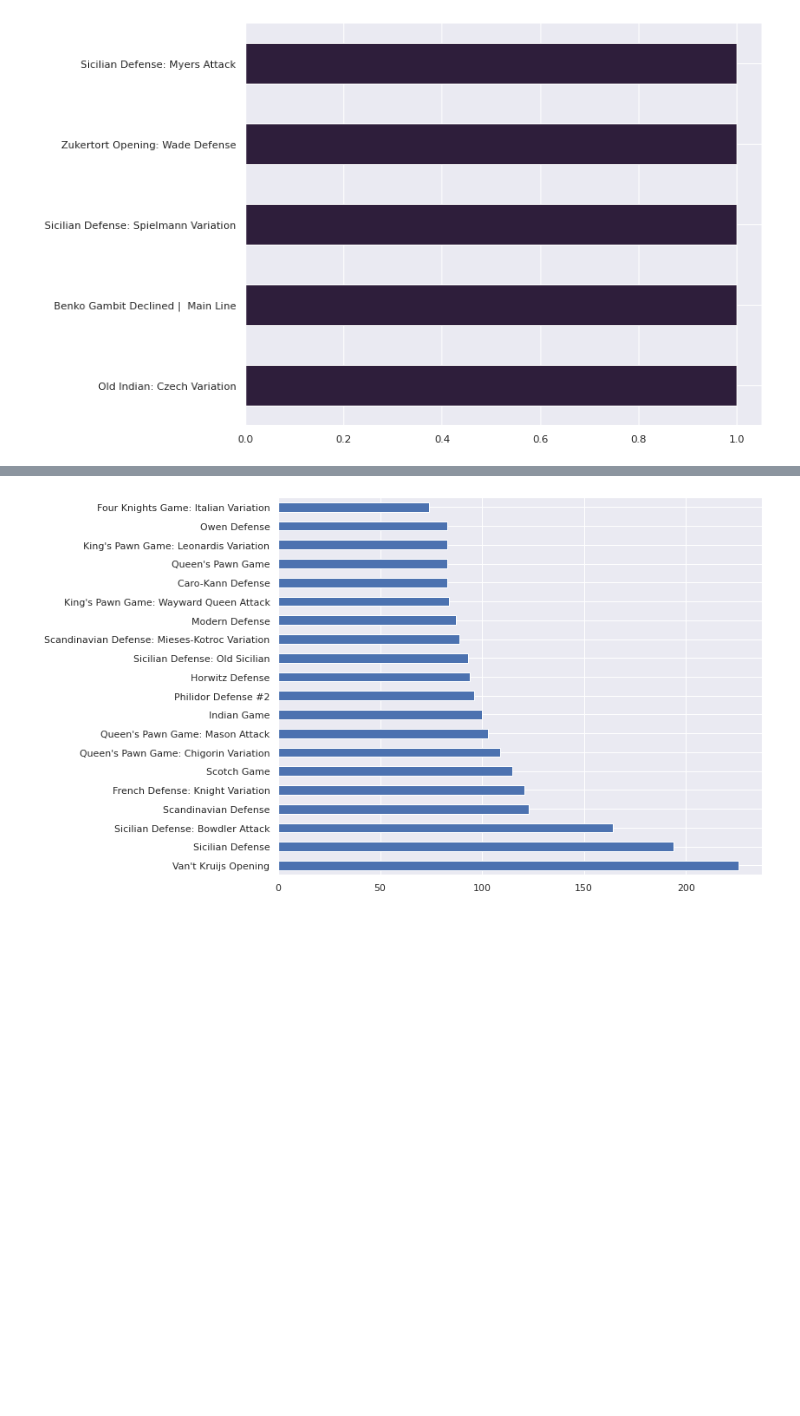
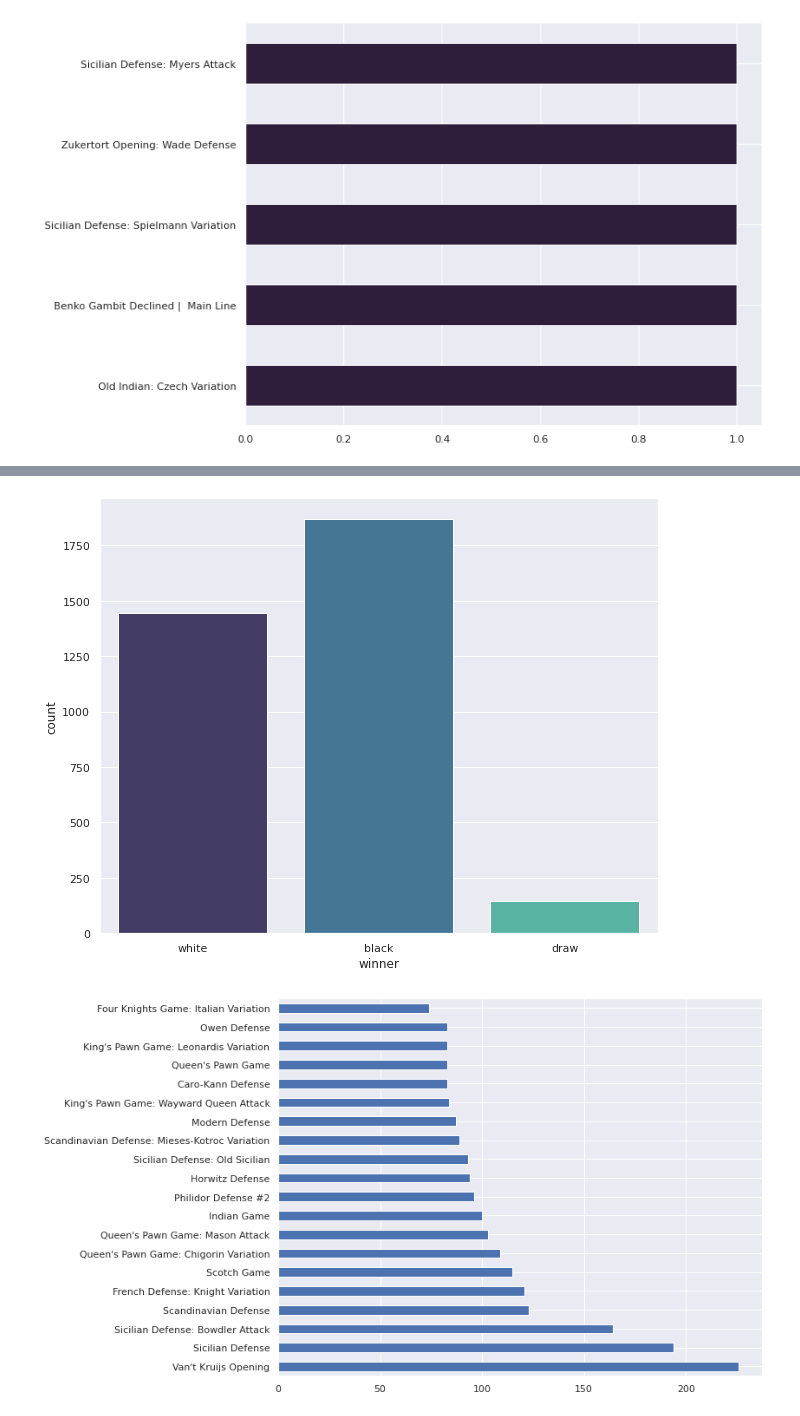
Before and after one commit to Gail529/Chess_EDA, a Jupyter notebook: chess_EDA.ipynb, the cells around one changed output, grey strips where cells are left out. Drawn from its saved outputs; the diff is of its cells as text; code cells hidden in the pictures; blank space fills up the shorter version.

```diff
--- a/chess_EDA.ipynb
+++ b/chess_EDA.ipynb
@@ -10,3 +33,10 @@ data=pd.read_csv('/content/games.csv')
+# %%
+
+opening_data=data.loc[data['opening_name'] == 'anakgreget' ]
+sns.set_theme(style='darkgrid',palette="mako")
+plt.figure(figsize=(10,8))
+ax=data['black_id'].value_counts().head(20).plot(kind='barh')
+ax =  sns.histplot(data,x="black_rating",kde=True)
 # %% [markdown]
 # Most preffered chess openings
 # %%
@@ -31,21 +61,3 @@ plt.figure(figsize=(10,8))
 ax= data['opening_name'].value_counts().tail(5).plot(kind='barh')
 # %% [output]
 [figure]
-# %%
-#black_won_data=data.loc[data['winner'] == 'black']#games where black won
-#white_won_data=data.loc[data['winner'] == 'white']#games where white won
-
-#black_opening_list=black_won_data['opening_name'].value_counts()
-#white_opening_list=white_won_data['opening_name'].value_counts()
-
-
-#favoured_black=[]
-#favoured_white=[]
-
-
-sicilian_b=data.loc[(data['opening_name'] == 'Sicilian Defense' ) & ( data['winner'] == 'black')]
-index_b=sicilian_b.index
-sicilian_w=data.loc[(data['opening_name'] == 'Sicilian Defense' ) & ( data['winner'] == 'white')]
-index_w=sicilian_w.index
-print(len(index_w))
-print(len(index_b))
@@ -56,0 +64,15 @@ black_opening_list=black_won_data['opening_name'].value_counts()
+# %%
+
+
+favoured_black=[]
+favoured_white=[]
+
+for n in names:
+    opening_b=data.loc[(data['opening_name'] == n ) & ( data['winner'] == 'black')]
+    index_b=opening_b.index
+    opening_w=data.loc[(data['opening_name'] == n ) & ( data['winner'] == 'white')]
+    index_w=opening_w.index
+    if  len(index_b) > len(index_w):
+        favoured_black.append(n)
+    else :
+        favoured_white.append(n)
@@ -57,3 +101,10 @@ black_opening_list=black_won_data['opening_name'].value_counts()
+# %%
+opening_data=data.loc[data['opening_name'].isin(favoured_black) ]
+sns.set_theme(style='darkgrid')
+plt.figure(figsize=(10,8))
+ax = sns.countplot(x="winner",data=opening_data,palette="mako")
+# %% [output]
+[figure, added]
 # %%
 black_won_data=data.loc[data['winner'] == 'black']
 sns.set_theme(style='darkgrid',palette="deep")
```
Also changed, not shown: parts of 19 cells of this notebook.
